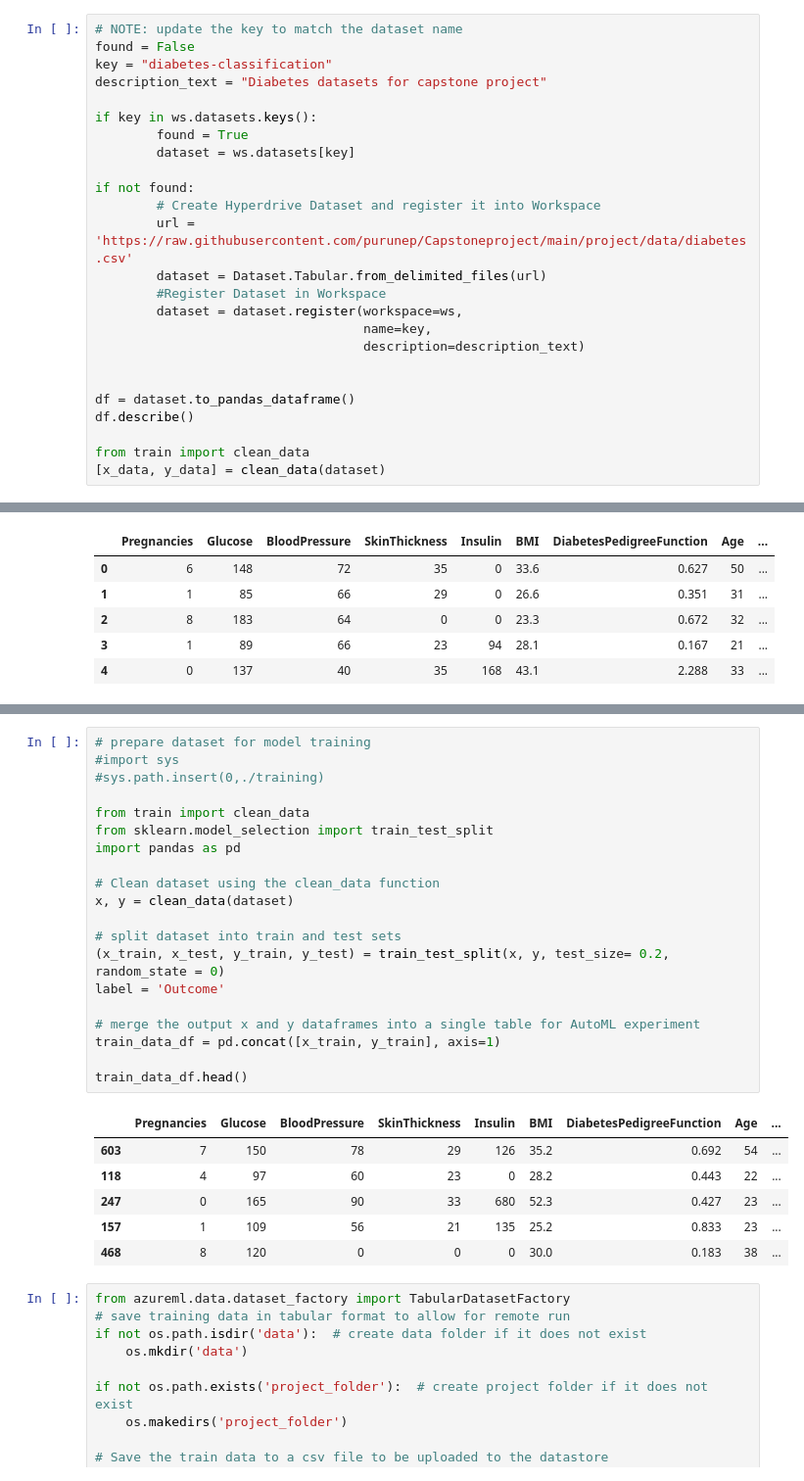
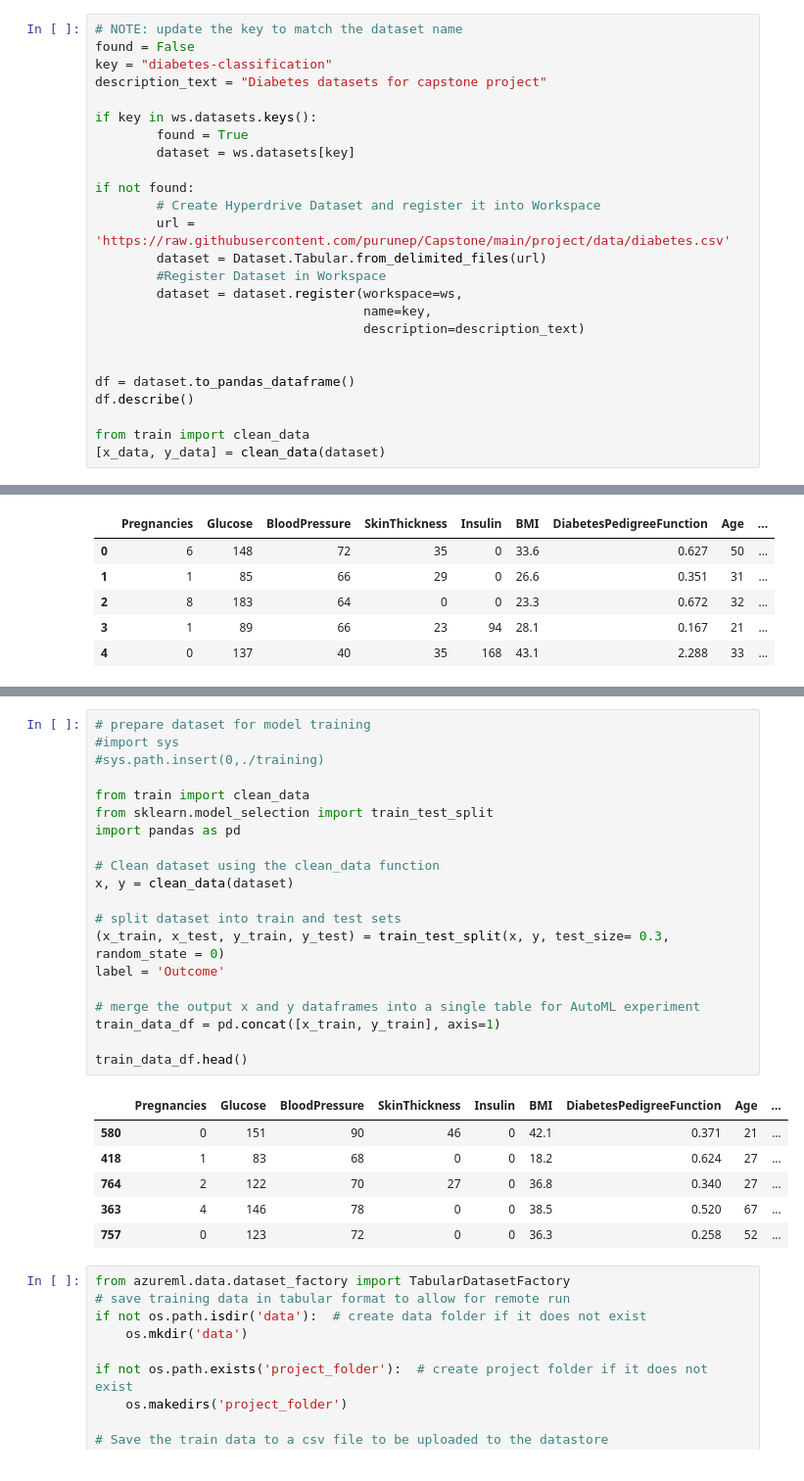
Before and after one commit to purunep/Capstoneproject, a Jupyter notebook: automl.ipynb, the cells around one changed output, grey strips where cells are left out. Shown at 98% size. Drawn from its saved outputs; the diff is of its cells as text.

```diff
--- a/automl.ipynb
+++ b/automl.ipynb
@@ -87,7 +88,7 @@ if key in ws.datasets.keys():
 
 if not found:
         # Create Hyperdrive Dataset and register it into Workspace
-        url = 'https://raw.githubusercontent.com/purunep/Capstoneproject/main/project/data/diabetes.csv'
+        url = 'https://raw.githubusercontent.com/purunep/Capstone/main/project/data/diabetes.csv'
         dataset = Dataset.Tabular.from_delimited_files(url)
         #Register Dataset in Workspace
         dataset = dataset.register(workspace=ws,
@@ -125,30 +126,30 @@ df.describe()
 # %%
 # prepare dataset for model training
 #import sys
 #sys.path.insert(0,./training)
 
 from train import clean_data
 from sklearn.model_selection import train_test_split
 import pandas as pd
 
 # Clean dataset using the clean_data function
 x, y = clean_data(dataset)
 
 # split dataset into train and test sets
-(x_train, x_test, y_train, y_test) = train_test_split(x, y, test_size= 0.2, random_state = 0)
+(x_train, x_test, y_train, y_test) = train_test_split(x, y, test_size= 0.3, random_state = 0)
 label = 'Outcome'
 
 # merge the output x and y dataframes into a single table for AutoML experiment
 train_data_df = pd.concat([x_train, y_train], axis=1)
 
 train_data_df.head()
 # %% [output]
 |  | Pregnancies | Glucose | BloodPressure | SkinThickness | Insulin | BMI | DiabetesPedigreeFunction | Age | ... |
-| 603 | 7 | 150 | 78 | 29 | 126 | 35.2 | 0.692 | 54 | ... |
-| 118 | 4 | 97 | 60 | 23 | 0 | 28.2 | 0.443 | 22 | ... |
-| 247 | 0 | 165 | 90 | 33 | 680 | 52.3 | 0.427 | 23 | ... |
-| 157 | 1 | 109 | 56 | 21 | 135 | 25.2 | 0.833 | 23 | ... |
-| 468 | 8 | 120 | 0 | 0 | 0 | 30.0 | 0.183 | 38 | ... |
+| 580 | 0 | 151 | 90 | 46 | 0 | 42.1 | 0.371 | 21 | ... |
+| 418 | 1 | 83 | 68 | 0 | 0 | 18.2 | 0.624 | 27 | ... |
+| 764 | 2 | 122 | 70 | 27 | 0 | 36.8 | 0.340 | 27 | ... |
+| 363 | 4 | 146 | 78 | 0 | 0 | 38.5 | 0.520 | 67 | ... |
+| 757 | 0 | 123 | 72 | 0 | 0 | 36.3 | 0.258 | 52 | ... |
 # %%
 from azureml.data.dataset_factory import TabularDatasetFactory
 # save training data in tabular format to allow for remote run
```
Also changed, not shown: parts of 9 cells of this notebook.
